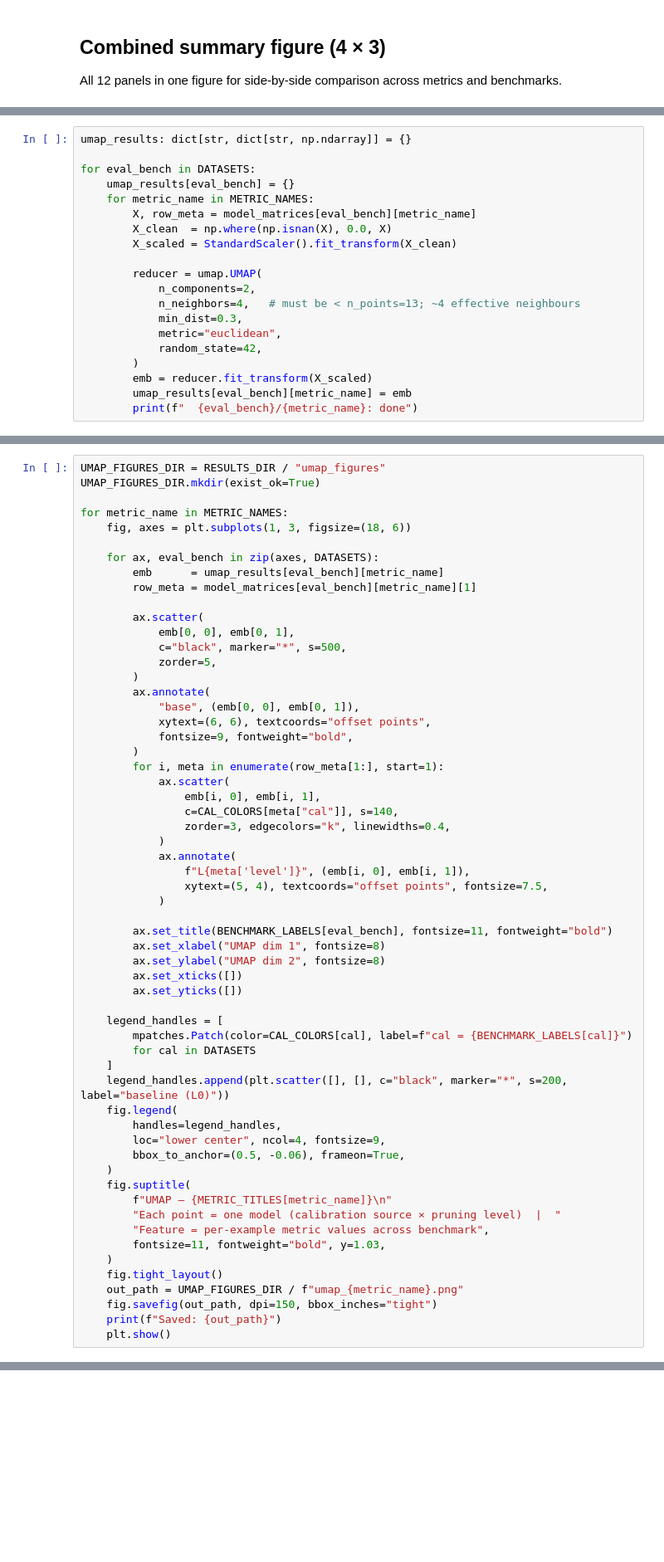
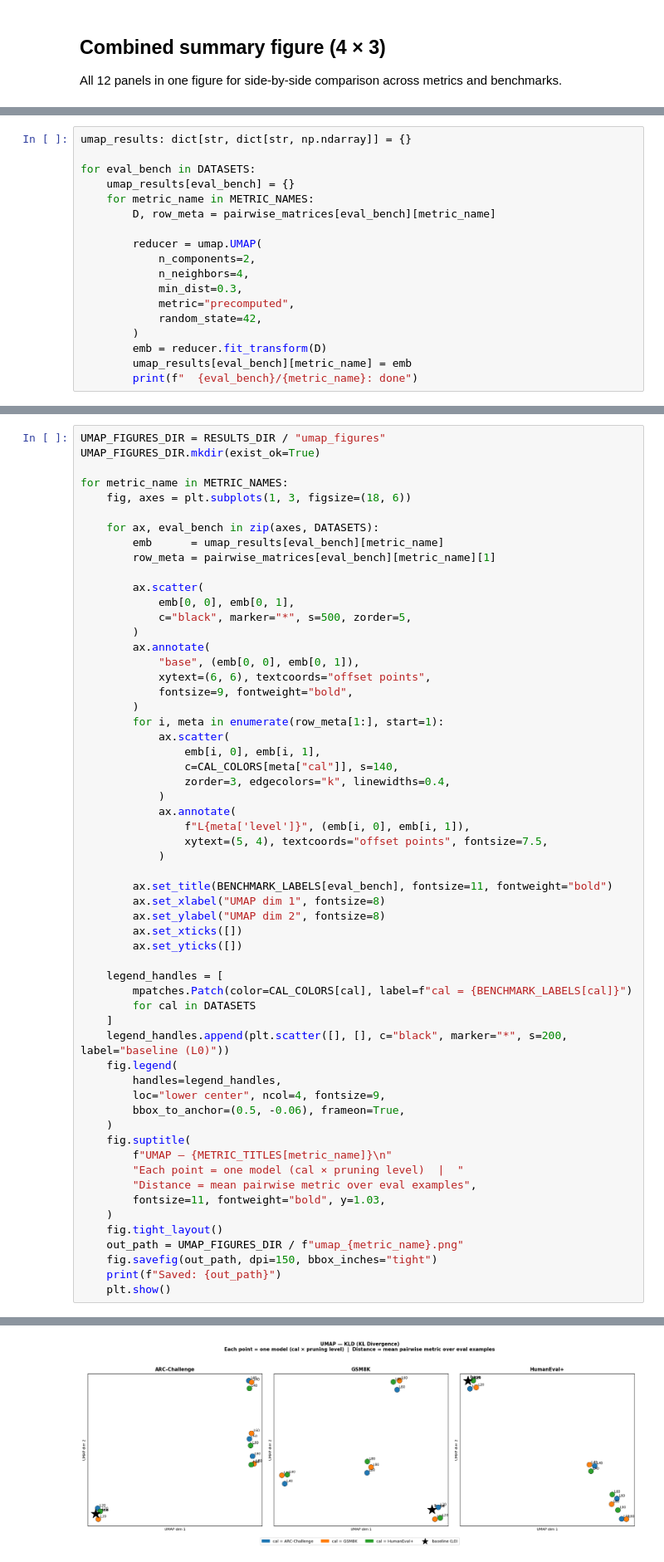
Before and after one commit to rengzhengcodes/pruning-metrics, a Jupyter notebook: notebooks/experiment/05_tsne.ipynb, the cells around one changed output, grey strips where cells are left out. Shown at 83% size. Cells and saved outputs as stored; diff of their text form; blank space fills up the shorter version.

```diff
--- a/notebooks/experiment/05_tsne.ipynb
+++ b/notebooks/experiment/05_tsne.ipynb
@@ -512,17 +501,15 @@ umap_results: dict[str, dict[str, np.ndarray]] = {}
 for eval_bench in DATASETS:
     umap_results[eval_bench] = {}
     for metric_name in METRIC_NAMES:
-        X, row_meta = model_matrices[eval_bench][metric_name]
-        X_clean  = np.where(np.isnan(X), 0.0, X)
-        X_scaled = StandardScaler().fit_transform(X_clean)
+        D, row_meta = pairwise_matrices[eval_bench][metric_name]
 
         reducer = umap.UMAP(
             n_components=2,
-            n_neighbors=4,   # must be < n_points=13; ~4 effective neighbours
+            n_neighbors=4,
             min_dist=0.3,
-            metric="euclidean",
+            metric="precomputed",
             random_state=42,
         )
-        emb = reducer.fit_transform(X_scaled)
+        emb = reducer.fit_transform(D)
         umap_results[eval_bench][metric_name] = emb
         print(f"  {eval_bench}/{metric_name}: done")
@@ -535,12 +535,11 @@ for metric_name in METRIC_NAMES:
 
     for ax, eval_bench in zip(axes, DATASETS):
         emb      = umap_results[eval_bench][metric_name]
-        row_meta = model_matrices[eval_bench][metric_name][1]
+        row_meta = pairwise_matrices[eval_bench][metric_name][1]
 
         ax.scatter(
             emb[0, 0], emb[0, 1],
-            c="black", marker="*", s=500,
-            zorder=5,
+            c="black", marker="*", s=500, zorder=5,
         )
         ax.annotate(
             "base", (emb[0, 0], emb[0, 1]),
@@ -576,8 +575,8 @@ for metric_name in METRIC_NAMES:
     )
     fig.suptitle(
         f"UMAP — {METRIC_TITLES[metric_name]}\n"
-        "Each point = one model (calibration source × pruning level)  |  "
-        "Feature = per-example metric values across benchmark",
+        "Each point = one model (cal × pruning level)  |  "
+        "Distance = mean pairwise metric over eval examples",
         fontsize=11, fontweight="bold", y=1.03,
     )
     fig.tight_layout()
@@ -585,3 +584,4 @@ for metric_name in METRIC_NAMES:
     fig.savefig(out_path, dpi=150, bbox_inches="tight")
     print(f"Saved: {out_path}")
     plt.show()
+# %% [output]
@@ -587,0 +589 @@ for metric_name in METRIC_NAMES:
+[figure, added]
```
Also changed, not shown: parts of 13 cells of this notebook.
